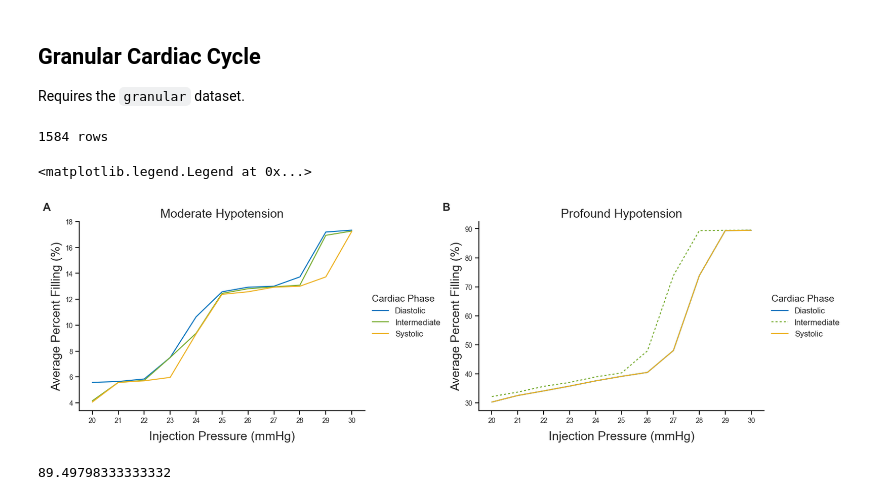
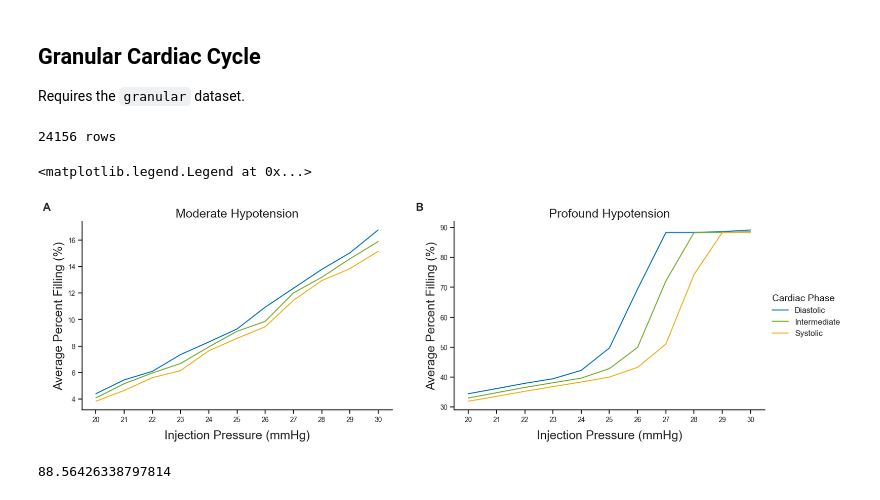
Before and after one commit to JentGent/avm, a Jupyter notebook: jupyter/jupyter.ipynb, the cells around one changed output. Drawn from its saved outputs; the diff is of its cells as text; code cells hidden in the pictures.

```diff
--- a/jupyter/jupyter.ipynb
+++ b/jupyter/jupyter.ipynb
@@ -17,6 +17,6 @@ df_combined = df_mac._append(df_windows, ignore_index=True)
 df_combined.to_csv(output_file_path, index=False)
 # %%
 # Read CSV file
-data = pd.read_csv('../data/2024-08-26-test-mac.csv')
+data = pd.read_csv('../data/2024-08-26-granular-13mmHg-mac.csv')
 print(f'{len(data)} rows')
 # %% [output]
@@ -1260,7 +1260,7 @@ filtered_data = data[
 
 print(f'{len(filtered_data)} rows')
 # %% [output]
-1584 rows
+24156 rows
 # %%
 grouped_data = filtered_data.groupby(['Blood pressure hypotension', 'Cardiac phase', 'Injection pressure (mmHg)']).agg({
     'Percent filled post-injection (%)': ['mean', 'std']
@@ -1289,7 +1289,7 @@ grouped_data['Blood pressure hypotension'] = pd.Categorical(
 sns.set_theme(style='whitegrid', font_scale=1.5)
 
 fig, axs = plt.subplots(1, 2, figsize=(18, 5), sharey=False)
-plt.subplots_adjust(wspace=0.4)
+# plt.subplots_adjust(wspace=0.4)
 
 ####################
 # COMMON FORMATTING
@@ -1344,6 +1344,7 @@ sns.lineplot(
     ax=axs[0],
     data=grouped_data[grouped_data['Blood pressure hypotension'] == 'moderate'],
     hue='Cardiac phase',
+    legend=False,
     palette=legend_colors,
     x='Injection pressure (mmHg)',
     y='filling_mean',
@@ -1354,48 +1355,36 @@ plt.setp(
     title='Moderate Hypotension',
 )
 
-axs[0].legend(
-    alignment='left',
-    bbox_to_anchor=(1, 0.5),
-    fontsize=12,
-    frameon=False,
-    loc='center left',
-    title_fontsize=14,
-    title='Cardiac Phase',
-)
-
 #######
 # AX 1
 #######
 
 sns.lineplot(
     ax=axs[1],
-    dashes={'Diastolic': '', 'Intermediate': {2, 2}, 'Systolic': ''},
     data=grouped_data[grouped_data['Blood pressure hypotension'] == 'profound'],
     hue='Cardiac phase',
     palette=legend_colors,
-    style='Cardiac phase',
     x='Injection pressure (mmHg)',
     y='filling_mean',
 )
 
 plt.setp(
     axs[1],
     title='Profound Hypotension',
 )
 
 axs[1].legend(
     alignment='left',
     bbox_to_anchor=(1, 0.5),
     fontsize=12,
     frameon=False,
     loc='center left',
     title_fontsize=14,
     title='Cardiac Phase',
 )
 # %% [output]
 <matplotlib.legend.Legend at 0x...>
-[figure, old version]
+[figure, new version]
 # %%
 value = grouped_data[
     (grouped_data['Blood pressure hypotension'] == 'profound') &
@@ -1406,4 +1395,4 @@ value = grouped_data[
 
 print(value)
 # %% [output]
-89.49798333333332
+88.56426338797814
```
Also changed, not shown: parts of 1 cell of this notebook.
